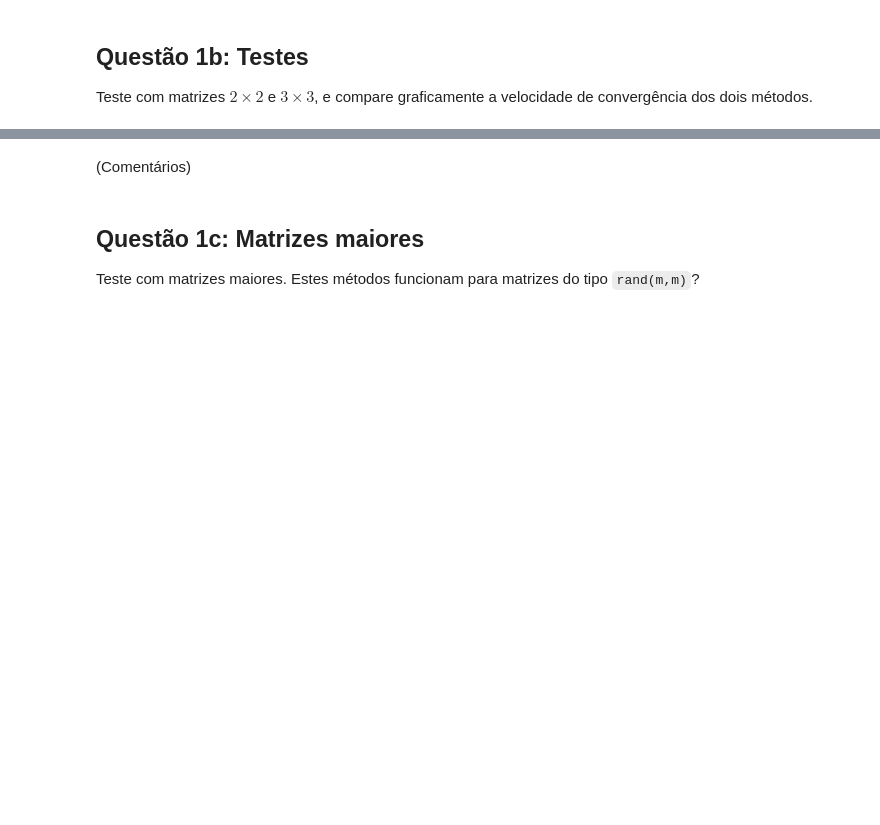
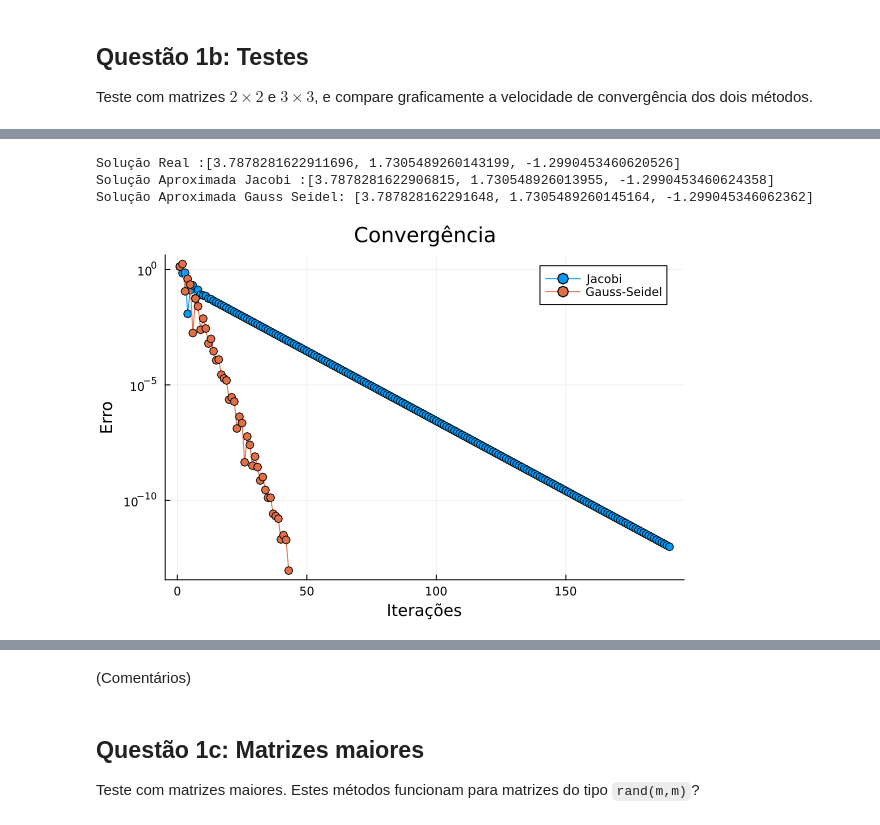
Before and after one commit to davi-dressler/fgv_aln, a Jupyter notebook: Trab_2/Projeto2.ipynb, the cells around one changed output, grey strips where cells are left out. Cells and saved outputs as stored; diff of their text form; code cells hidden in the pictures; blank space fills up the shorter version.

```diff
--- a/Trab_2/Projeto2.ipynb
+++ b/Trab_2/Projeto2.ipynb
@@ -17,0 +178,10 @@ Teste com matrizes $2 \times 2$ e $3 \times 3$, e compare graficamente a velocid
+# %%
+A = [15 9 8; 1 10 7; 21 4 35]
+b = [62, 12, 41]
+
+plotar_comparativo(A,b)
+# %% [output]
+Solução Real :[3.7878281622911696, 1.7305489260143199, -1.2990453460620526]
+Solução Aproximada Jacobi :[3.7878281622906815, 1.730548926013955, -1.2990453460624358]
+Solução Aproximada Gauss Seidel: [3.787828162291648, 1.7305489260145164, -1.299045346062362]
+[figure, added]
```
Also changed, not shown: parts of 38 cells of this notebook, 2 other files.
